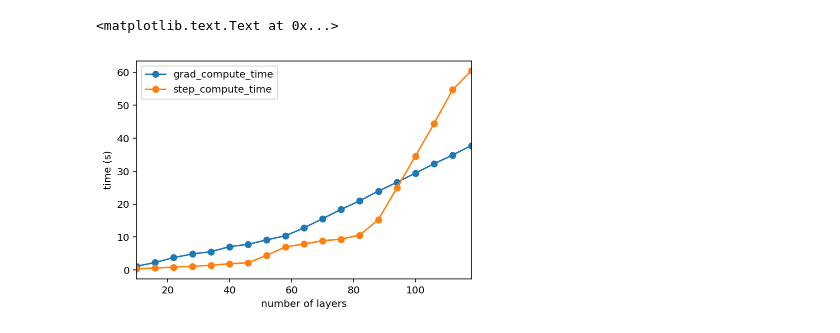
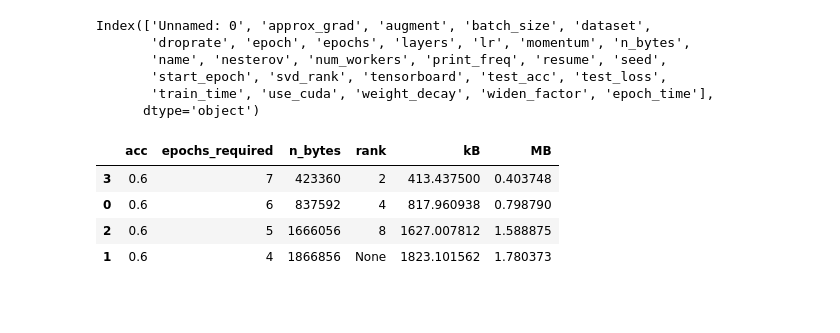
Before and after one commit to jxbz/LeanSGD, a Jupyter notebook: Visualize.ipynb, the cells around one changed output. Cells and saved outputs as stored; diff of their text form; code cells hidden in the pictures; blank space fills up the shorter version.

```diff
--- a/Visualize.ipynb
+++ b/Visualize.ipynb
@@ -44,8 +41,10 @@ show.tail()
-# %%
-log = False
-show.plot(logy=log, logx=log, style='o-')
-plt.ylabel('time (s)')
-plt.xlabel('number of layers')
-# %% [output]
-<matplotlib.text.Text at 0x...>
-[figure, removed]
+# %%
+df.layers.unique()
+df.columns
+# %% [output]
+Index(['Unnamed: 0', 'approx_grad', 'augment', 'batch_size', 'dataset',
+       'droprate', 'epoch', 'epochs', 'layers', 'lr', 'momentum', 'n_bytes',
+       'name', 'nesterov', 'num_workers', 'print_freq', 'resume', 'seed',
+       'start_epoch', 'svd_rank', 'tensorboard', 'test_acc', 'test_loss',
+       'train_time', 'use_cuda', 'weight_decay', 'widen_factor', 'epoch_time'],
+      dtype='object')
@@ -51,0 +71,13 @@ plt.xlabel('number of layers')
+# %%
+show = pd.DataFrame(show)
+show['rank'] = show['rank'].replace({0: None})
+show = show.sort_values(by='rank')
+show['kB'] = show.n_bytes / 1024
+show['MB'] = show['kB'] / 1024
+show.head()
+# %% [output]
+|  | acc | epochs_required | n_bytes | rank | kB | MB |
+| 3 | 0.6 | 7 | 423360 | 2 | 413.437500 | 0.403748 |
+| 0 | 0.6 | 6 | 837592 | 4 | 817.960938 | 0.798790 |
+| 2 | 0.6 | 5 | 1666056 | 8 | 1627.007812 | 1.588875 |
+| 1 | 0.6 | 4 | 1866856 | None | 1823.101562 | 1.780373 |
```
Also changed, not shown: parts of 10 cells of this notebook, 2 other files.
